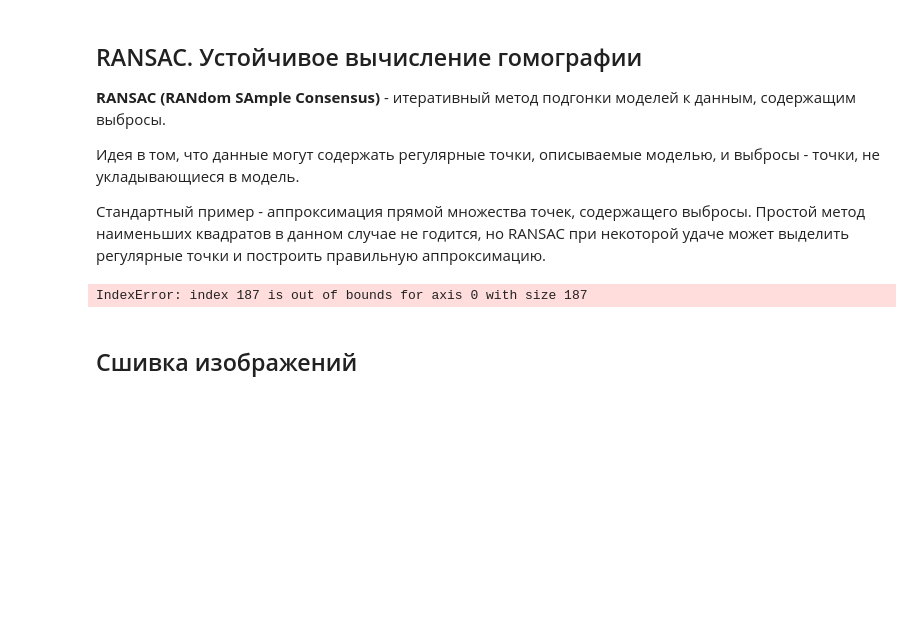
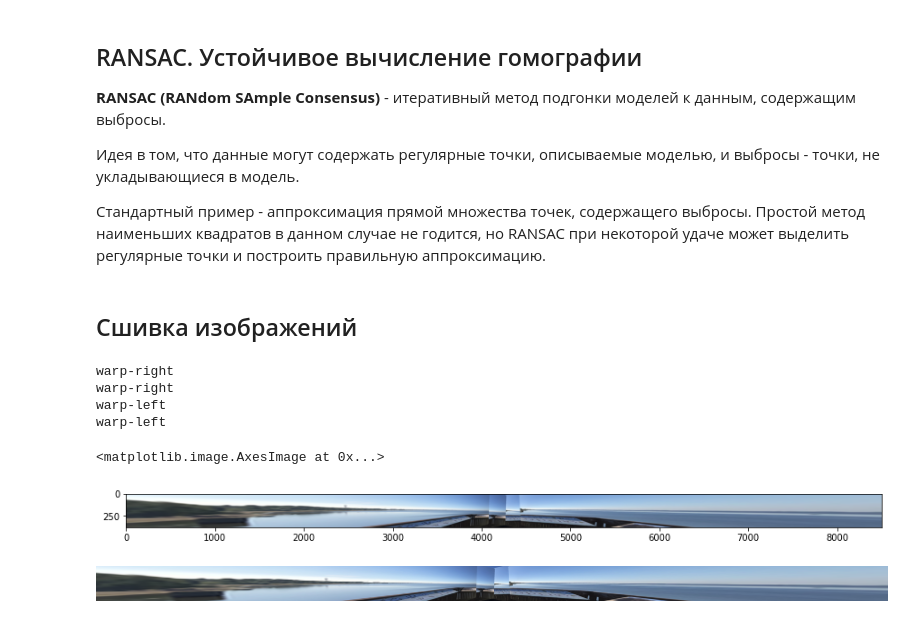
Before and after one commit to mualal/computer-vision-with-python, a Jupyter notebook: 3_image_to_image_mapping.ipynb, the cells around one changed output. Saved outputs shown, nothing was run; the diff lists cells and outputs as text; code cells hidden in the pictures; blank space fills up the shorter version.

```diff
--- a/3_image_to_image_mapping.ipynb
+++ b/3_image_to_image_mapping.ipynb
@@ -302,9 +302,9 @@ def convert_points(
     j: int
 ):
     ndx1 = matches[j].nonzero()[0]
-    from_points = homography.make_homog(sift_points_features[j+1][ndx1, :2].T)
+    from_points = homography.make_homog(sift_points_features[j][ndx1, :2].T)
     ndx2 = [int(matches[j][i]) for i in ndx1]
-    to_points = homography.make_homog(sift_points_features[j][ndx2, :2].T)
+    to_points = homography.make_homog(sift_points_features[j+1][ndx2, :2].T)
     return from_points, to_points
 
 model = homography.RansacModel()
@@ -336,10 +336,29 @@ h_43 = homography.h_from_ransac(
     to_points,
     model
 )[0]
-# %% [output]
-IndexError: index 187 is out of bounds for axis 0 with size 187
 # %% [markdown]
 ## Сшивка изображений
+# %%
+delta = 2000
+im_12 = warp.panorama(h_12, images[1], images[2], delta, delta)
+im_02 = warp.panorama(np.dot(h_12, h_01), images[1], im_12, delta, delta)
+im_32 = warp.panorama(h_32, images[1], im_02, delta, delta)
+im_42 = warp.panorama(np.dot(h_32, h_43), images[1], im_32, delta, 2*delta)
+# %% [output]
+warp-right
+warp-right
+warp-left
+warp-left
+# %%
+plt.figure(figsize=(15,20))
+plt.imshow(np.uint8(im_42))
+# %% [output]
+<matplotlib.image.AxesImage at 0x...>
+[figure, added]
+# %%
+Image.fromarray(np.uint8(im_42))
+# %% [output]
+[figure, added]
 # %% [markdown]
 <!--NAVIGATION-->
 <[Глава 2. Локальные дескрипторы изображений](2_local_image_descriptors.ipynb) | [Содержание](0_index.ipynb) | [Глава 4. Модели камер и дополненная реальность](4_camera_models_and_augmented_reality.ipynb)>
```
Also changed, not shown: parts of 2 cells of this notebook, 1 other file.
